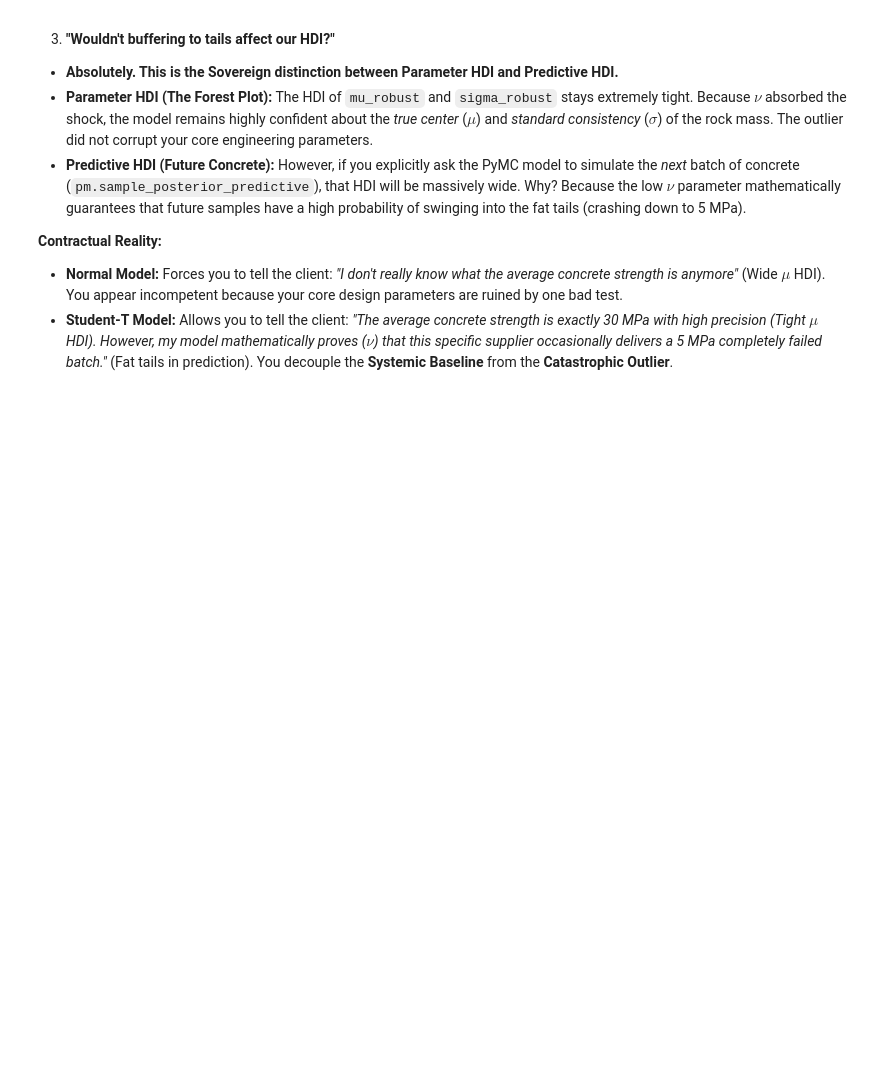
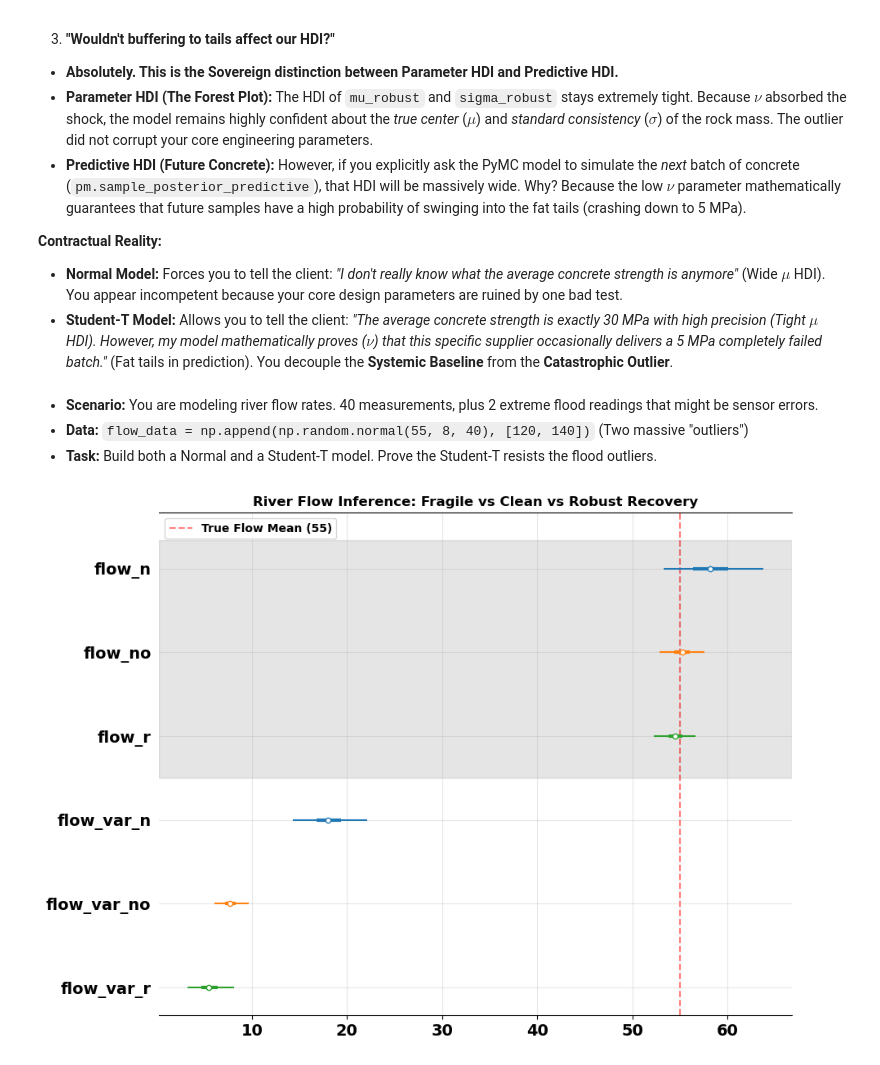
Before and after one commit to wxb-sly/risk-rock, a Jupyter notebook: training/mcmc/studenT.ipynb, the cells around one changed output. Drawn from its saved outputs; the diff is of its cells as text; code cells hidden in the pictures; blank space fills up the shorter version.

Commit message:
training(mcmc): implement normal vs studenT for flow rates

```diff
--- a/training/mcmc/studenT.ipynb
+++ b/training/mcmc/studenT.ipynb
@@ -152,3 +147,7 @@ plt.show()
 **Contractual Reality:**
 *   **Normal Model:** Forces you to tell the client: *"I don't really know what the average concrete strength is anymore"* (Wide $\mu$ HDI). You appear incompetent because your core design parameters are ruined by one bad test.
 *   **Student-T Model:** Allows you to tell the client: *"The average concrete strength is exactly 30 MPa with high precision (Tight $\mu$ HDI). However, my model mathematically proves ($\nu$) that this specific supplier occasionally delivers a 5 MPa completely failed batch."* (Fat tails in prediction). You decouple the **Systemic Baseline** from the **Catastrophic Outlier**.
+# %% [markdown]
+*   **Scenario:** You are modeling river flow rates. 40 measurements, plus 2 extreme flood readings that might be sensor errors.
+*   **Data:** `flow_data = np.append(np.random.normal(55, 8, 40), [120, 140])` (Two massive "outliers")
+*   **Task:** Build both a Normal and a Student-T model. Prove the Student-T resists the flood outliers.
@@ -154,0 +193,22 @@ plt.show()
+# %%
+
+fig, ax = plt.subplots(figsize=(10, 8))
+
+az.plot_forest(
+    [trace_normal, trace_no, trace_robusty],
+    model_names=["Fragile (Normal)", "Clean (No Outliers)", "Robust (Student-T)"],
+    var_names=["flow_n", "flow_no", "flow_r", "flow_var_n", "flow_var_no", "flow_var_r"],
+    combined=True,
+    hdi_prob=0.95,
+    ax=ax
+)
+
+# True mean was 55.
+ax.axvline(55, color='red', linestyle='--', alpha=0.5, label="True Flow Mean (55)", zorder=0)
+
+plt.title("River Flow Inference: Fragile vs Clean vs Robust Recovery")
+plt.grid(True, alpha=0.3)
+plt.legend()
+plt.show()
+# %% [output]
+[figure, added]
```
Also changed, not shown: parts of 3 cells of this notebook.
